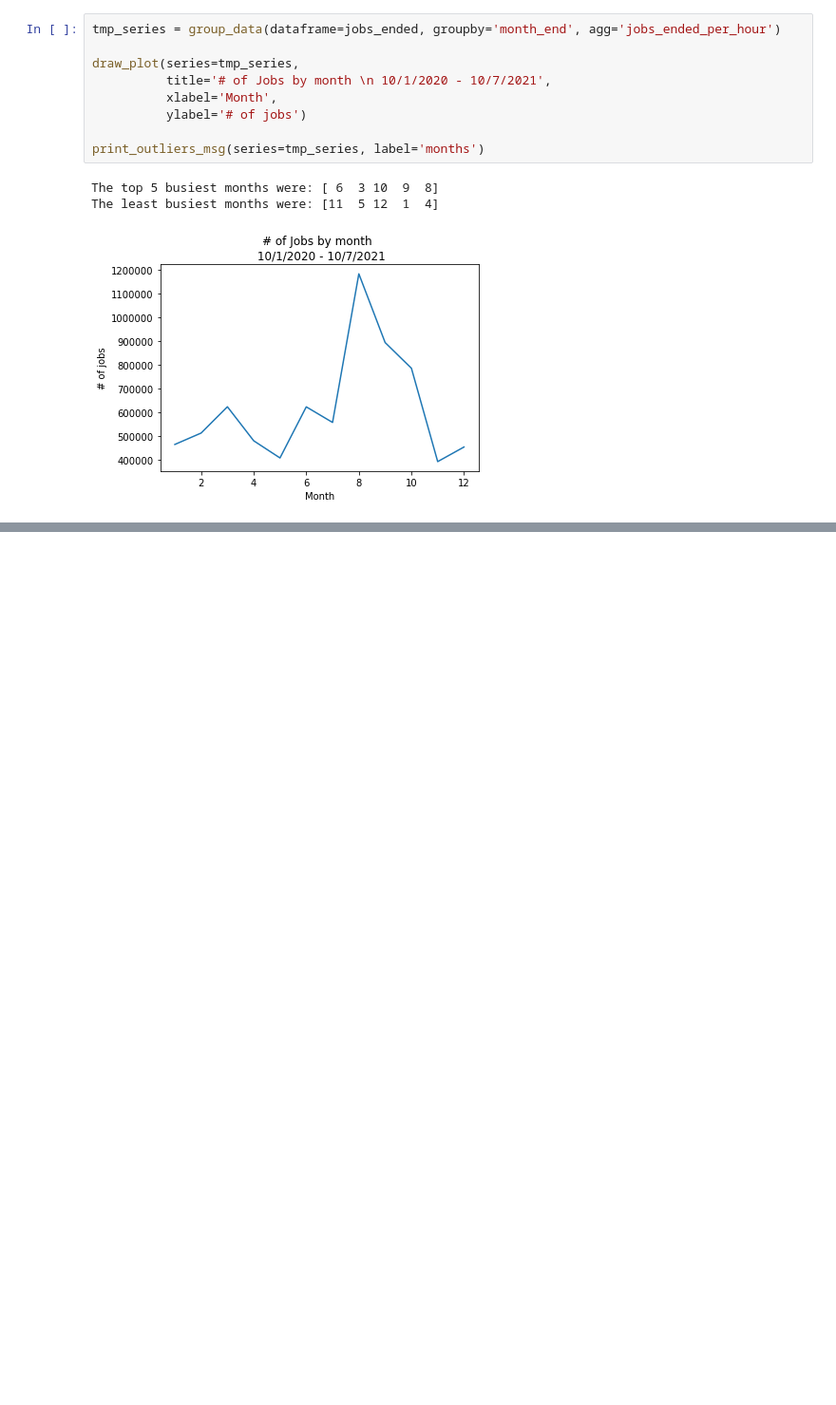
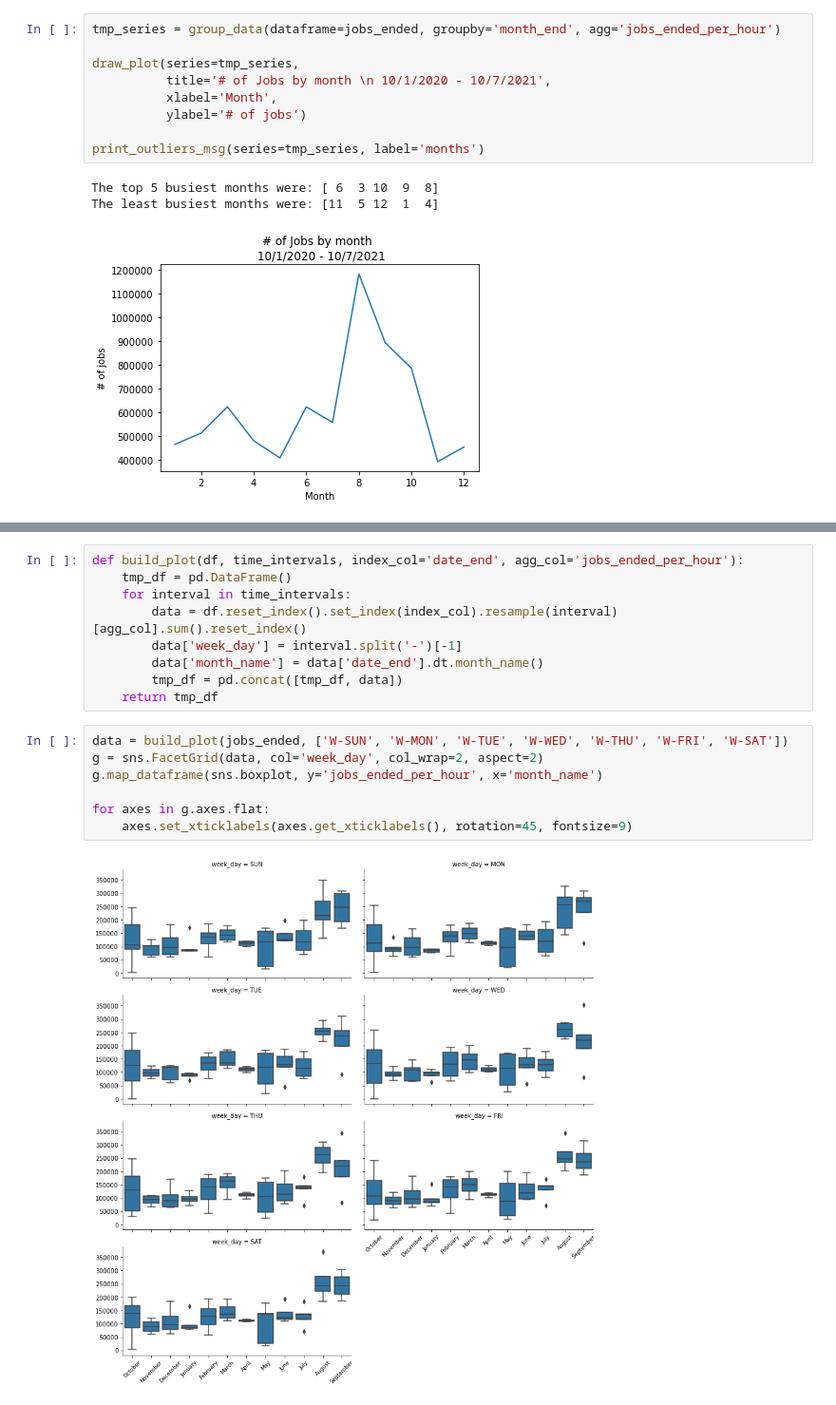
Before and after one commit to nss-data-science-cohort-5/accre-red-skittles, a Jupyter notebook: notebooks/fullsample.ipynb, the cells around one changed output, grey strips where cells are left out. Shown at 95% size. Saved outputs shown, nothing was run; the diff lists cells and outputs as text; blank space fills up the shorter version.

```diff
--- a/notebooks/fullsample.ipynb
+++ b/notebooks/fullsample.ipynb
@@ -193 +215,19 @@ unsuccessful_jobs = jobs_ended.query('exitcode != "0:0"').groupby(['exitcode', '
 [figure]
+# %%
+def build_plot(df, time_intervals, index_col='date_end', agg_col='jobs_ended_per_hour'):
+    tmp_df = pd.DataFrame()
+    for interval in time_intervals:
+        data = df.reset_index().set_index(index_col).resample(interval)[agg_col].sum().reset_index()
+        data['week_day'] = interval.split('-')[-1]
+        data['month_name'] = data['date_end'].dt.month_name()
+        tmp_df = pd.concat([tmp_df, data])
+    return tmp_df
+# %%
+data = build_plot(jobs_ended, ['W-SUN', 'W-MON', 'W-TUE', 'W-WED', 'W-THU', 'W-FRI', 'W-SAT'])
+g = sns.FacetGrid(data, col='week_day', col_wrap=2, aspect=2)
+g.map_dataframe(sns.boxplot, y='jobs_ended_per_hour', x='month_name')
+
+for axes in g.axes.flat:
+    axes.set_xticklabels(axes.get_xticklabels(), rotation=45, fontsize=9)
+# %% [output]
+[figure, added]
```
Also changed, not shown: parts of 28 cells of this notebook.
